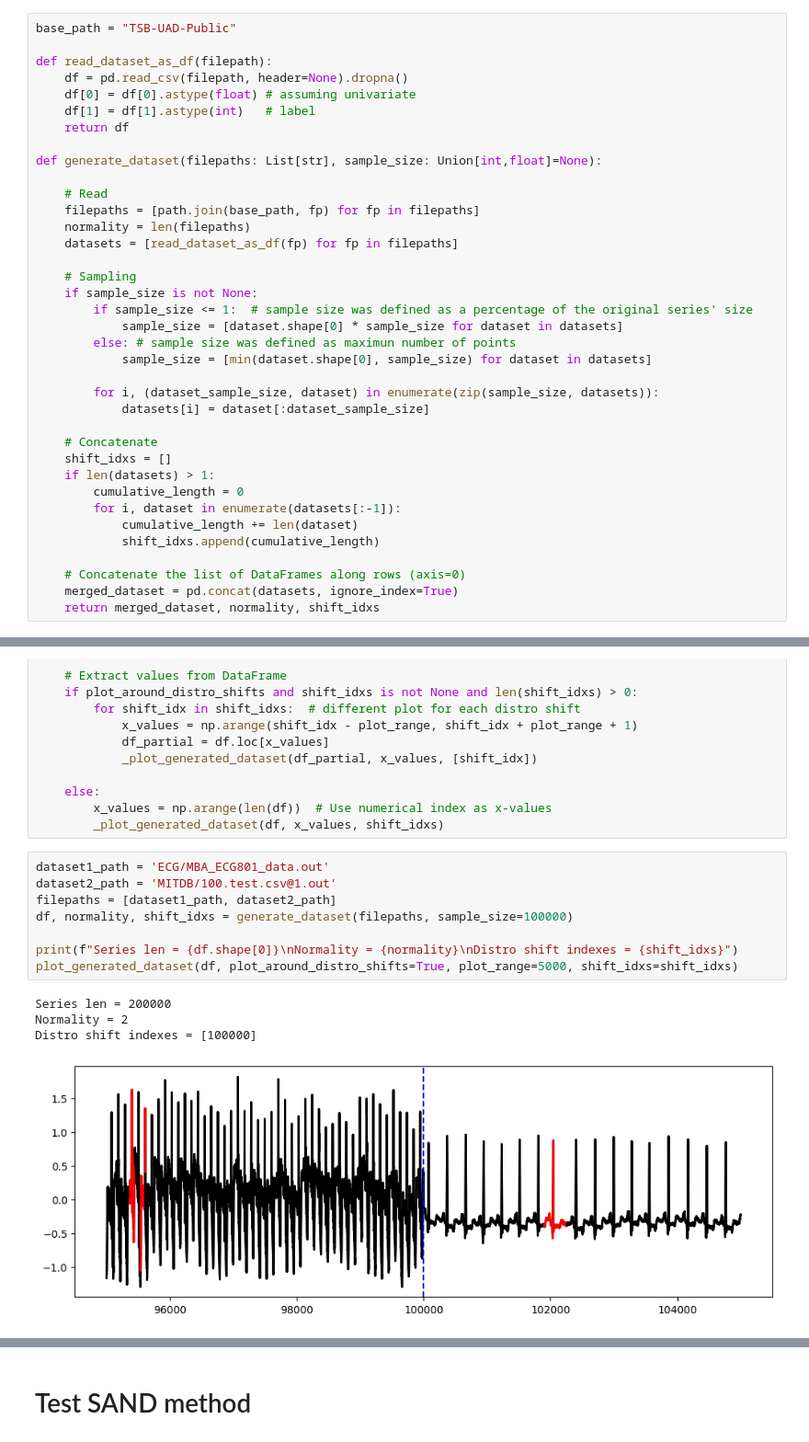
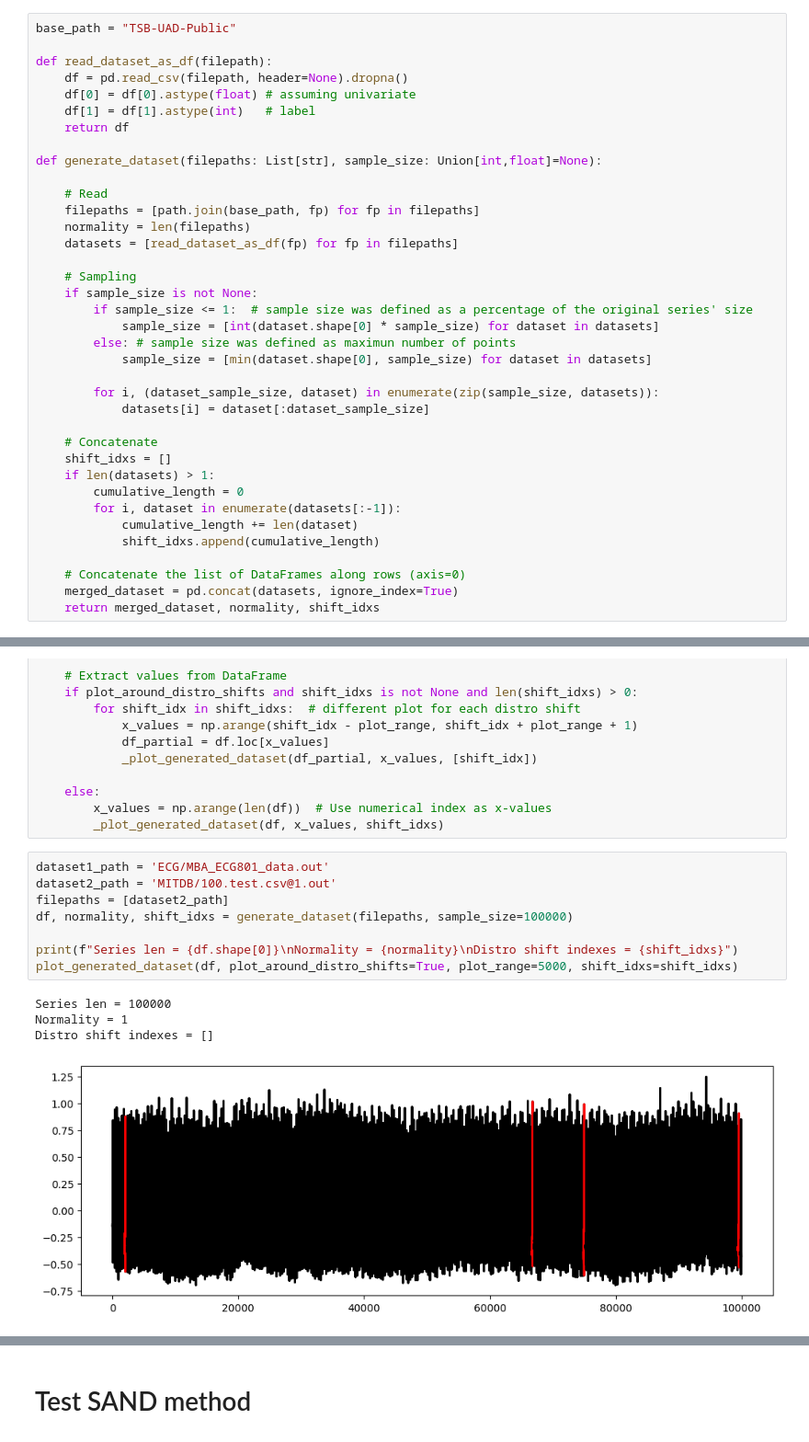
Before and after one commit to ChristinaK97/StreamingTimeSeriesAnomalyDetection, a Jupyter notebook: StreamingAnomalyDetectionNotebook.ipynb, the cells around one changed output, grey strips where cells are left out. Shown: that part at 92% size. Saved outputs shown, nothing was run; the diff lists cells and outputs as text.

```diff
--- a/StreamingAnomalyDetectionNotebook.ipynb
+++ b/StreamingAnomalyDetectionNotebook.ipynb
@@ -36,7 +38,7 @@ def generate_dataset(filepaths: List[str], sample_size: Union[int,float]=None):
     # Sampling
     if sample_size is not None:
         if sample_size <= 1:  # sample size was defined as a percentage of the original series' size
-            sample_size = [dataset.shape[0] * sample_size for dataset in datasets]
+            sample_size = [int(dataset.shape[0] * sample_size) for dataset in datasets]
         else: # sample size was defined as maximun number of points
             sample_size = [min(dataset.shape[0], sample_size) for dataset in datasets]
 
@@ -109,13 +111,13 @@ def plot_generated_dataset(df: pd.DataFrame,
 # %%
 dataset1_path = 'ECG/MBA_ECG801_data.out'
 dataset2_path = 'MITDB/100.test.csv@1.out'
-filepaths = [dataset1_path, dataset2_path]
+filepaths = [dataset2_path]
 df, normality, shift_idxs = generate_dataset(filepaths, sample_size=100000)
 
 print(f"Series len = {df.shape[0]}\nNormality = {normality}\nDistro shift indexes = {shift_idxs}")
 plot_generated_dataset(df, plot_around_distro_shifts=True, plot_range=5000, shift_idxs=shift_idxs)
 # %% [output]
-Series len = 200000
-Normality = 2
-Distro shift indexes = [100000]
+Series len = 100000
+Normality = 1
+Distro shift indexes = []
-[figure, old version]
+[figure, new version]
```
Also changed, not shown: parts of 10 cells of this notebook, 3 other files.
